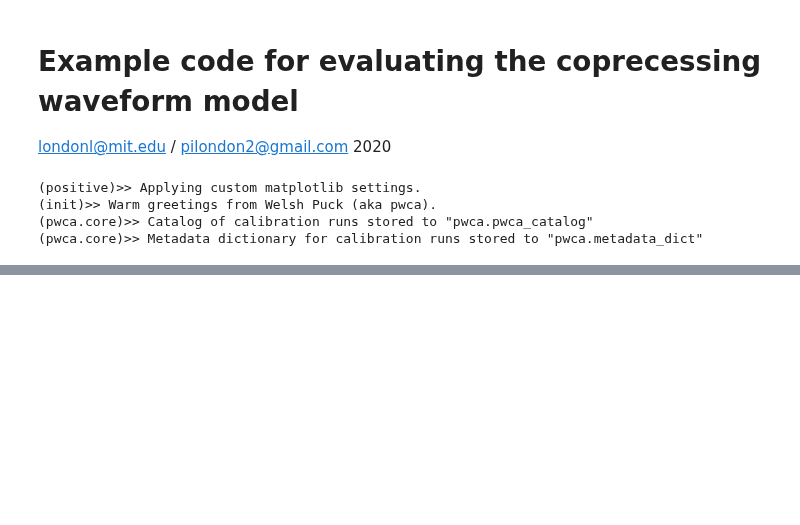
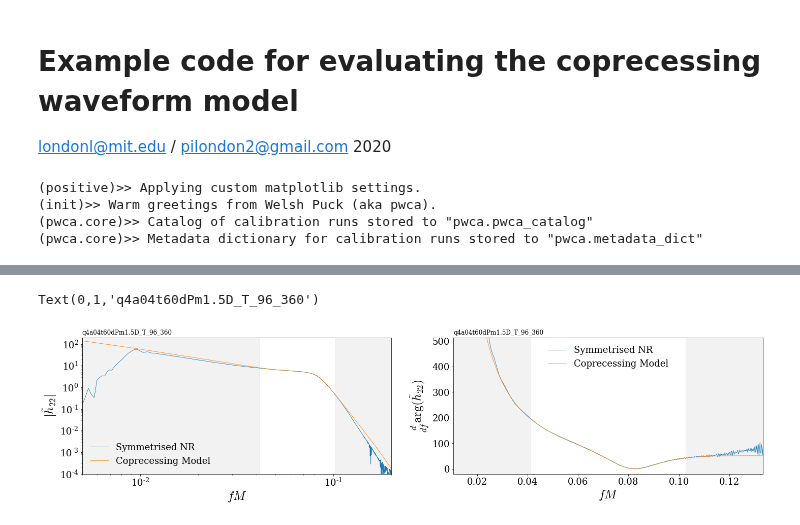
Before and after one commit to Cyberface/puck, a Jupyter notebook: ll/examples/1_generate_model_waveform.ipynb, the cells around one changed output, grey strips where cells are left out. Saved outputs shown, nothing was run; the diff lists cells and outputs as text; code cells hidden in the pictures; blank space fills up the shorter version.

```diff
--- a/ll/examples/1_generate_model_waveform.ipynb
+++ b/ll/examples/1_generate_model_waveform.ipynb
@@ -33,0 +41,78 @@ print parent( pwca.__path__[0] )
+# %%
+
+# Select single simulation based on name
+a = scsearch( catalog=pwca_catalog, keyword='q4a04t60dPm1.5D_T_96_360', verbose=True )[0];
+
+# Define data location
+datadir = parent(pwca.__path__[0])+'data/version2/'
+
+# Load select waveform data
+files = glob( datadir+'q*.txt' )
+simnames = [ f_.split('/')[-1].split('.t')[0] for f_ in files ]
+
+# Find index corresponding to chosen case
+k = simnames.index( a.simname )
+
+# Load data for this case
+raw_data = loadtxt(files[k]).T
+data,_,fmin,fmax,fknot = determine_data_fitting_region(raw_data)
+
+# Unpack raw (symmetrised) NR data
+raw_f,raw_amp_td,raw_amp_fd,raw_dphi_td,raw_dphi_fd = raw_data
+
+# create mask to select positive frequencies
+raw_positive_mask = raw_f>0
+raw_fp = f_ = raw_f[raw_positive_mask]
+
+# ------------------------------------------------ #
+# Generate a coprecessing waveform as 1D array
+h22 = generate_pwca_waveform( f_, a.m1, a.m2, a.X1, a.X2, a.L )
+# ------------------------------------------------ #
+
+#
+nr_amp     = raw_amp_fd[raw_positive_mask]
+model_amp  = abs(h22)
+nr_dphi    = raw_dphi_td[raw_positive_mask]
+# -- NOTE -- the minus sign here is to place data in consistent conventions
+model_dphi = spline_diff( f_, -unwrap(angle(h22)) )
+
+#
+calibration_mask    = (f_ >= fmin) & (f_ <= fmax)
+adjusted_nr_dphi    = nr_dphi    - min(   nr_dphi[calibration_mask])
+adjusted_model_dphi = model_dphi - min(model_dphi[calibration_mask])
+
+#
+figure( figsize=1.5*figaspect(0.618/3) )
+
+# Compare model amplitude to NR
+# --
+subplot(1,2,1)
+plot( f_, nr_amp, label='Symmetrised NR' )
+plot( f_, model_amp, label='Coprecessing Model' )
+yscale('log')
+xscale('log')
+ylim( 1e-4, 2e2 )
+xlim(0.005,0.2)
+axvspan( min(xlim()), fmin, alpha=0.05, color='k')
+axvspan( fmax, max(xlim()), alpha=0.05, color='k')
+legend()
+
+ylabel(r'$|\tilde{h}_{22}|$')
+xlabel('$fM$')
+title(a.simname,loc='left',size=12)
+
+# Compare model phase derivative to NR
+# --
+subplot(1,2,2)
+plot( f_, adjusted_nr_dphi, label='Symmetrised NR' )
+plot( f_, adjusted_model_dphi, label='Coprecessing Model' )
+ylim(lim(adjusted_model_dphi[calibration_mask],dilate=0.1)+array([0,300]))
+xlim(lim([fmin,fmax],dilate=0.5))
+axvspan( min(xlim()), fmin, alpha=0.05, color='k')
+axvspan( fmax, max(xlim()), alpha=0.05, color='k')
+legend()
+
+ylabel(r'$\frac{d}{df}\arg(\tilde{h}_{22})$')
+xlabel('$fM$')
+title(a.simname,loc='left',size=12)
+# %% [output]
@@ -33,0 +125,2 @@ print parent( pwca.__path__[0] )
+Text(0,1,'q4a04t60dPm1.5D_T_96_360')
+[figure, added]
```
Also changed, not shown: parts of 3 cells of this notebook, 35 other files.
